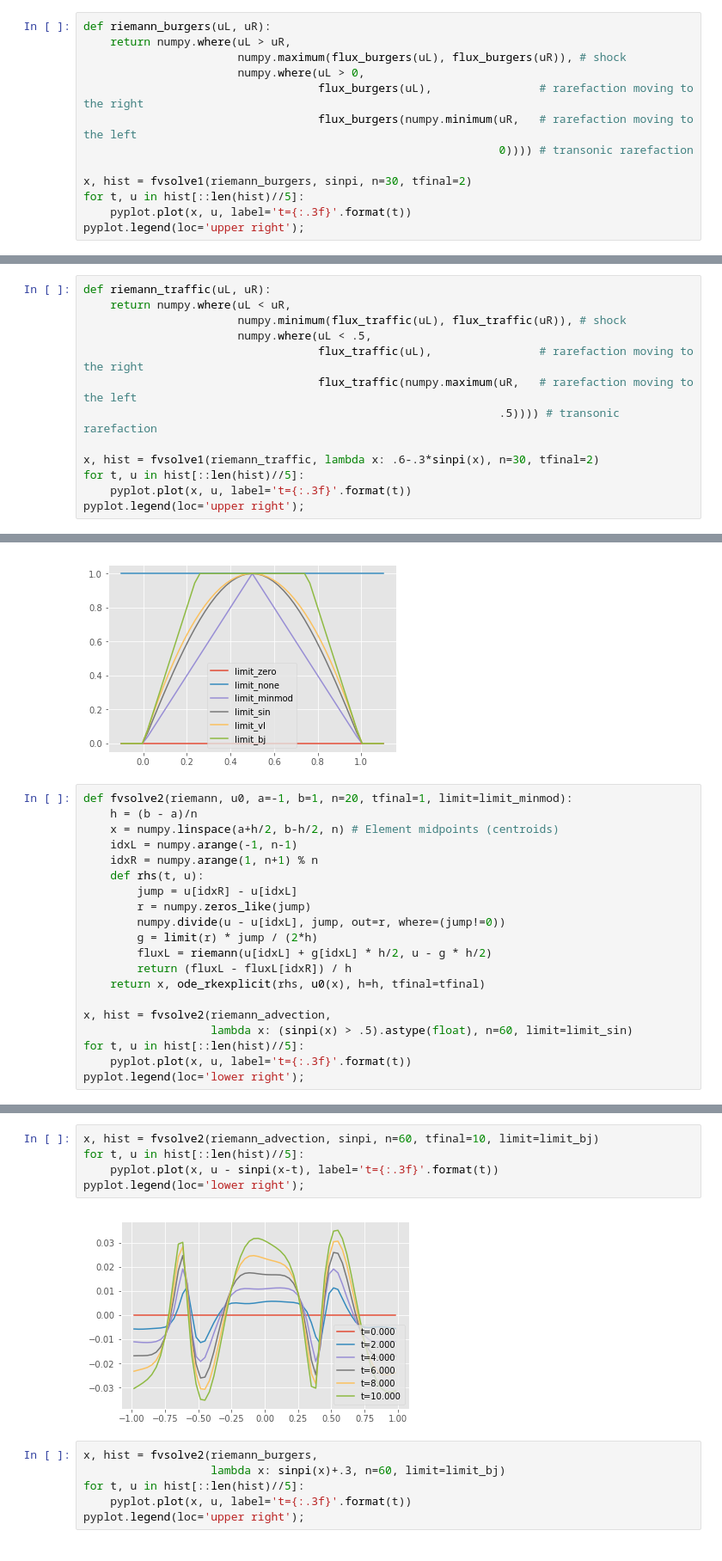
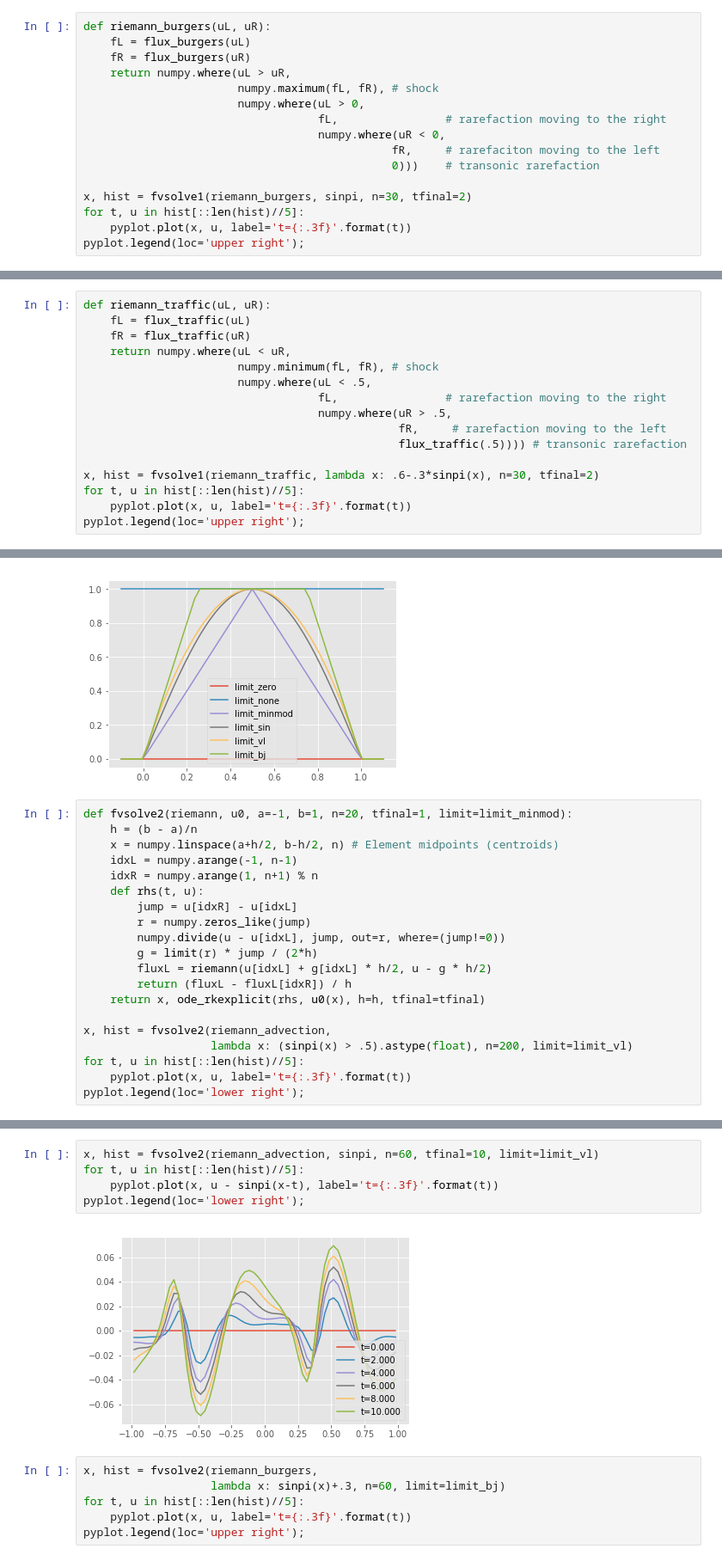
Before and after one commit to cu-numpde/numpde-fall2018, a Jupyter notebook: FVHyperbolic.ipynb, the cells around one changed output, grey strips where cells are left out. Shown at 86% size. Saved outputs shown, nothing was run; the diff lists cells and outputs as text.

```diff
--- a/FVHyperbolic.ipynb
+++ b/FVHyperbolic.ipynb
@@ -205,11 +229,14 @@ While any convex function will work to show uniqueness for scalar conservation l
 # %%
 def riemann_burgers(uL, uR):
+    fL = flux_burgers(uL)
+    fR = flux_burgers(uR)
     return numpy.where(uL > uR,
-                       numpy.maximum(flux_burgers(uL), flux_burgers(uR)), # shock
+                       numpy.maximum(fL, fR), # shock
                        numpy.where(uL > 0,
-                                   flux_burgers(uL),                # rarefaction moving to the right
-                                   flux_burgers(numpy.minimum(uR,   # rarefaction moving to the left
-                                                              0)))) # transonic rarefaction
+                                   fL,                # rarefaction moving to the right
+                                   numpy.where(uR < 0,
+                                              fR,     # rarefaciton moving to the left
+                                              0)))    # transonic rarefaction
 
 x, hist = fvsolve1(riemann_burgers, sinpi, n=30, tfinal=2)
 for t, u in hist[::len(hist)//5]:
@@ -234,11 +268,14 @@ A rarefaction occurs when $u_L > u_R$ and moves to the right when $f'(u_L) > 0$
 # %%
 def riemann_traffic(uL, uR):
+    fL = flux_traffic(uL)
+    fR = flux_traffic(uR)
     return numpy.where(uL < uR,
-                       numpy.minimum(flux_traffic(uL), flux_traffic(uR)), # shock
+                       numpy.minimum(fL, fR), # shock
                        numpy.where(uL < .5,
-                                   flux_traffic(uL),                # rarefaction moving to the right
-                                   flux_traffic(numpy.maximum(uR,   # rarefaction moving to the left
-                                                              .5)))) # transonic rarefaction
+                                   fL,                # rarefaction moving to the right
+                                   numpy.where(uR > .5,
+                                               fR,     # rarefaction moving to the left
+                                               flux_traffic(.5)))) # transonic rarefaction
 
 x, hist = fvsolve1(riemann_traffic, lambda x: .6-.3*sinpi(x), n=30, tfinal=2)
 for t, u in hist[::len(hist)//5]:
@@ -347,7 +384,7 @@ def fvsolve2(riemann, u0, a=-1, b=1, n=20, tfinal=1, limit=limit_minmod):
     return x, ode_rkexplicit(rhs, u0(x), h=h, tfinal=tfinal)
 
 x, hist = fvsolve2(riemann_advection,
-                   lambda x: (sinpi(x) > .5).astype(float), n=60, limit=limit_sin)
+                   lambda x: (sinpi(x) > .5).astype(float), n=200, limit=limit_vl)
 for t, u in hist[::len(hist)//5]:
     pyplot.plot(x, u, label='t={:.3f}'.format(t))
 pyplot.legend(loc='lower right');
@@ -356,10 +393,10 @@ pyplot.legend(loc='lower right');
 # %%
-x, hist = fvsolve2(riemann_advection, sinpi, n=60, tfinal=10, limit=limit_bj)
+x, hist = fvsolve2(riemann_advection, sinpi, n=60, tfinal=10, limit=limit_vl)
 for t, u in hist[::len(hist)//5]:
     pyplot.plot(x, u - sinpi(x-t), label='t={:.3f}'.format(t))
 pyplot.legend(loc='lower right');
 # %% [output]
-[figure, old version]
+[figure, new version]
 # %%
 x, hist = fvsolve2(riemann_burgers,
                    lambda x: sinpi(x)+.3, n=60, limit=limit_bj)
```
Also changed, not shown: parts of 19 cells of this notebook, 1 other file.
